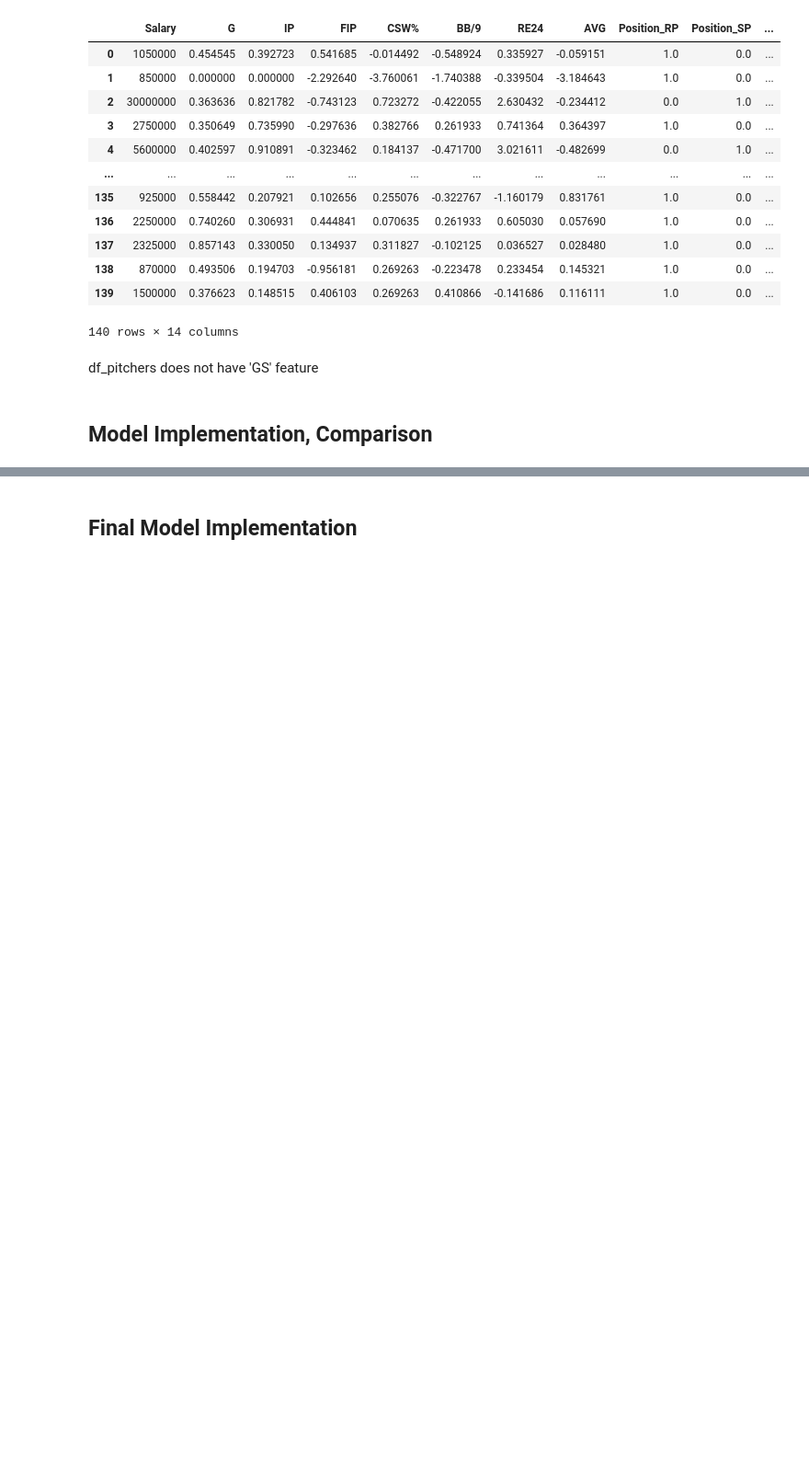
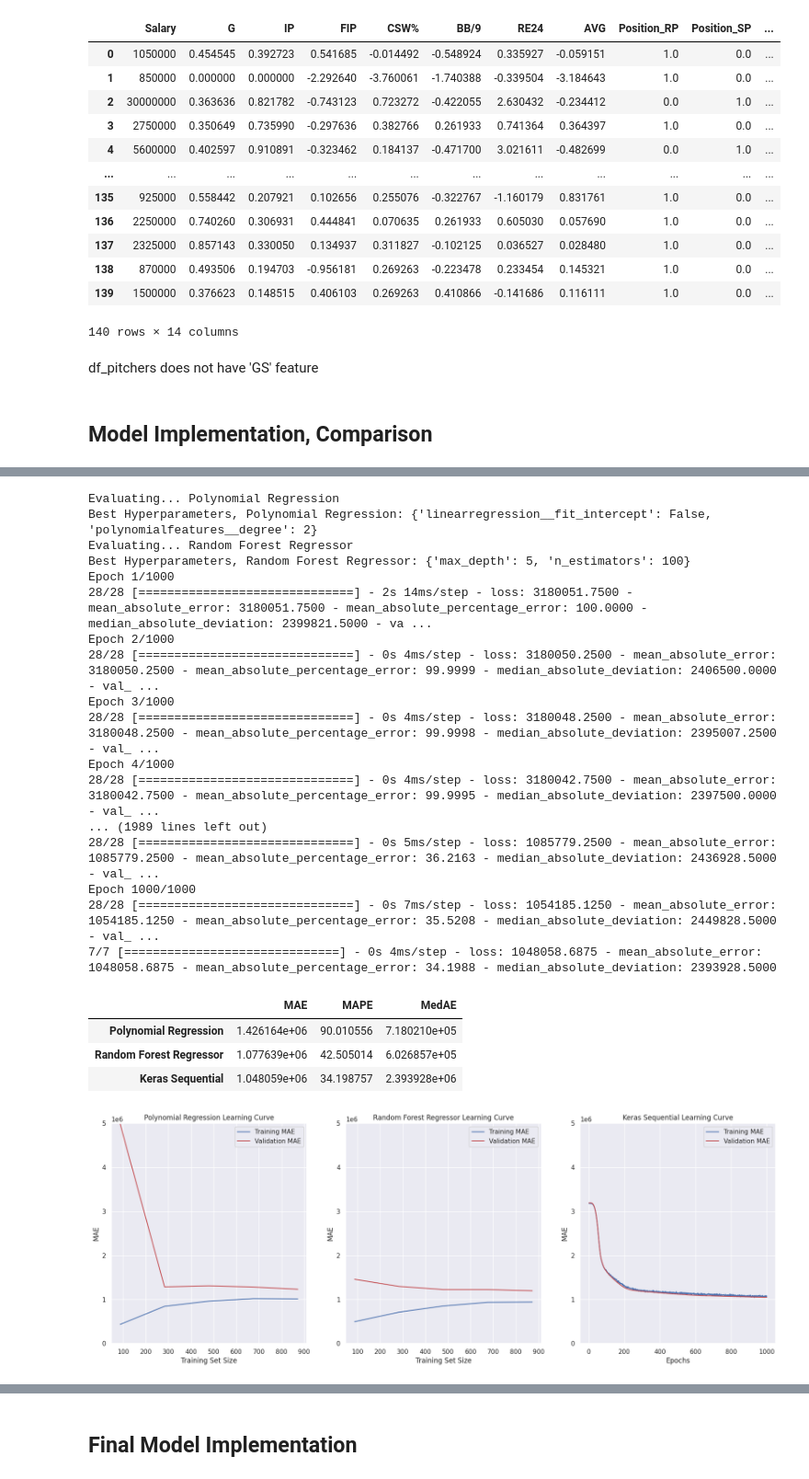
Before and after one commit to COGS118A/Group029-SP23, a Jupyter notebook: FinalProject_Group029-SP23.ipynb, the cells around one changed output, grey strips where cells are left out. Shown at 92% size. Drawn from its saved outputs; the diff is of its cells as text; code cells hidden in the pictures; blank space fills up the shorter version.

```diff
--- a/FinalProject_Group029-SP23.ipynb
+++ b/FinalProject_Group029-SP23.ipynb
@@ -1049,0 +1225,25 @@ df_pitchers does not have 'GS' feature
+# %%
+def median_absolute_deviation(y_true, y_pred):
+    """
+    Computes median absolute deviation of Tensorflow backend object
+
+    Args:
+        y_true, y_pred: tensorflow backend objects containing true y-values and predicted values
+
+    Returns:
+       mad: Median Absolute Deviation
+    """
+
+    # Flatten the input tensor
+    flattened = K.flatten(y_true)
+    # Sort the flattened tensor
+    sorted_vals = tf.sort(flattened)
+    # Compute the index of the median element
+    index = K.shape(sorted_vals)[0] // 2
+    # Retrieve the median value
+    median_val = sorted_vals[index]
+    return median_val
+
+    mad = K.median(KeyboardInterrupt.abs(y_pred - median))
+
+    return mad
@@ -1049,0 +1301,43 @@ df_pitchers does not have 'GS' feature
+# %%
+# Define axes for multiple models evaluated on pitching dataset
+fig_pitch, ax_pitch = plt.subplots(1, 3, figsize=(21,7))
+
+# Evaluates sklearn models
+pitch_model_metrics = evaluate_benchmarks(X_train_pitch, y_train_pitch, X_valid_pitch, y_valid_pitch, train_pitch_features, train_pitch_salaries, axis = ax_pitch)
+
+# Defines Keras Sequentual Model, evaluates
+nn_model_pitch = tf.keras.Sequential([
+    tf.keras.layers.Dense(13, activation='relu', input_shape=(13,)),
+    tf.keras.layers.Dense(64, activation='relu'),
+    tf.keras.layers.Dropout(0.2),
+    tf.keras.layers.Dense(64, activation='relu'),
+    tf.keras.layers.Dropout(0.2),
+    tf.keras.layers.Dense(1)
+])
+
+pitch_model_metrics = evaluate_neural_net(nn_model_pitch,X_train_pitch, y_train_pitch, X_valid_pitch, y_valid_pitch, pitch_model_metrics, ax_pitch)
+
+pitch_model_metrics
+# %% [output]
+Evaluating... Polynomial Regression
+Best Hyperparameters, Polynomial Regression: {'linearregression__fit_intercept': False, 'polynomialfeatures__degree': 2}
+Evaluating... Random Forest Regressor
+Best Hyperparameters, Random Forest Regressor: {'max_depth': 5, 'n_estimators': 100}
+Epoch 1/1000
+28/28 [==============================] - 2s 14ms/step - loss: 3180051.7500 - mean_absolute_error: 3180051.7500 - mean_absolute_percentage_error: 100.0000 - median_absolute_deviation: 2399821.5000 - va ...
+Epoch 2/1000
+28/28 [==============================] - 0s 4ms/step - loss: 3180050.2500 - mean_absolute_error: 3180050.2500 - mean_absolute_percentage_error: 99.9999 - median_absolute_deviation: 2406500.0000 - val_ ...
+Epoch 3/1000
+28/28 [==============================] - 0s 4ms/step - loss: 3180048.2500 - mean_absolute_error: 3180048.2500 - mean_absolute_percentage_error: 99.9998 - median_absolute_deviation: 2395007.2500 - val_ ...
+Epoch 4/1000
+28/28 [==============================] - 0s 4ms/step - loss: 3180042.7500 - mean_absolute_error: 3180042.7500 - mean_absolute_percentage_error: 99.9995 - median_absolute_deviation: 2397500.0000 - val_ ...
+... (1989 lines left out)
+28/28 [==============================] - 0s 5ms/step - loss: 1085779.2500 - mean_absolute_error: 1085779.2500 - mean_absolute_percentage_error: 36.2163 - median_absolute_deviation: 2436928.5000 - val_ ...
+Epoch 1000/1000
+28/28 [==============================] - 0s 7ms/step - loss: 1054185.1250 - mean_absolute_error: 1054185.1250 - mean_absolute_percentage_error: 35.5208 - median_absolute_deviation: 2449828.5000 - val_ ...
+7/7 [==============================] - 0s 4ms/step - loss: 1048058.6875 - mean_absolute_error: 1048058.6875 - mean_absolute_percentage_error: 34.1988 - median_absolute_deviation: 2393928.5000
+|  | MAE | MAPE | MedAE |
+| Polynomial Regression | 1.426164e+06 | 90.010556 | 7.180210e+05 |
+| Random Forest Regressor | 1.077639e+06 | 42.505014 | 6.026857e+05 |
+| Keras Sequential | 1.048059e+06 | 34.198757 | 2.393928e+06 |
+[figure, added]
```
Also changed, not shown: parts of 29 cells of this notebook.
